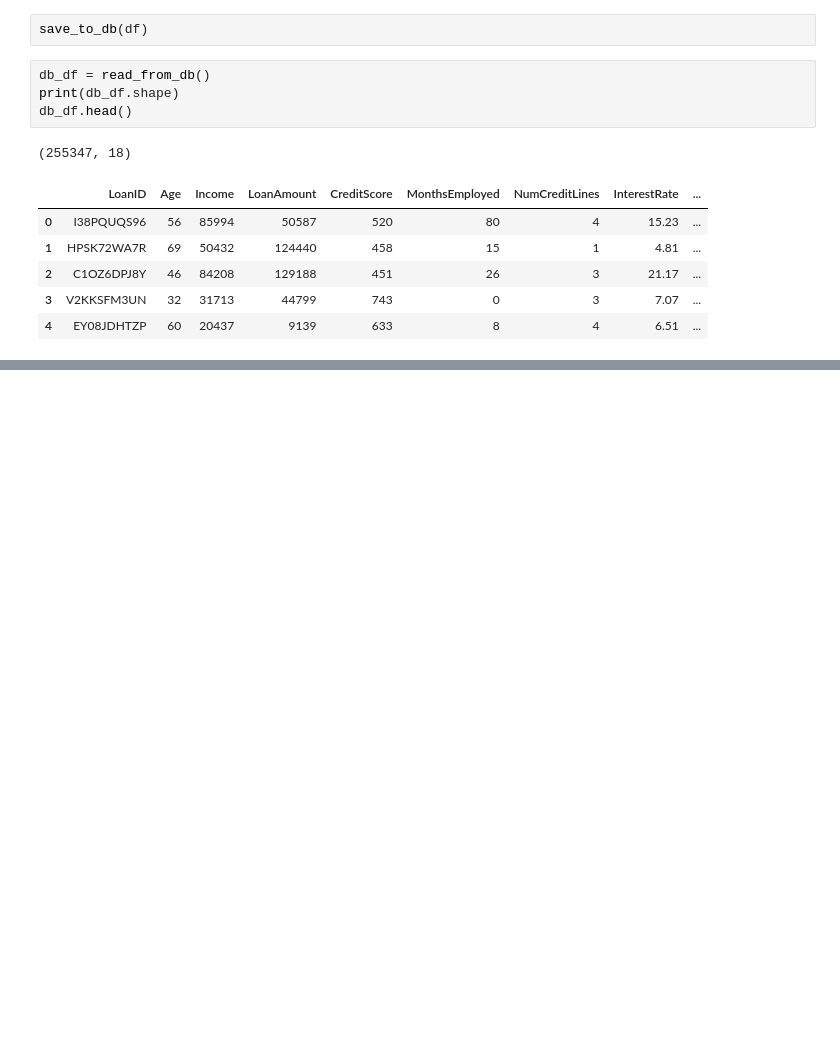
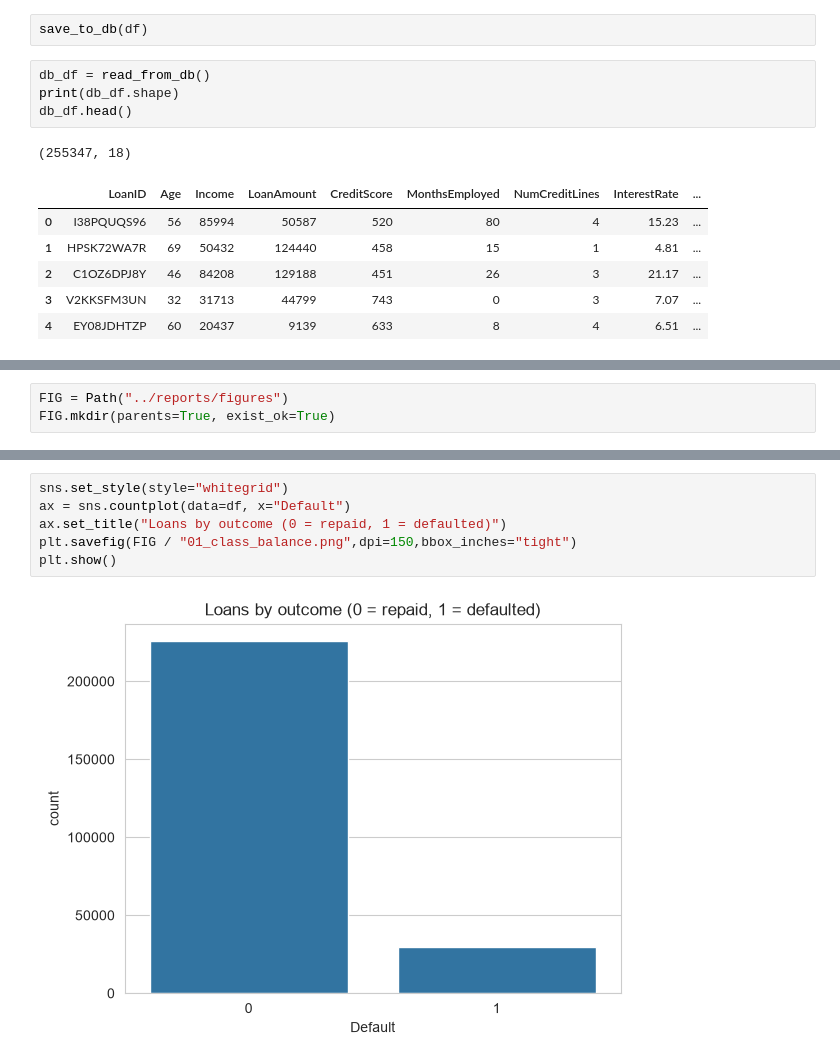
Before and after one commit to SrinuGonthini/loan-default-prediction-api, a Jupyter notebook: notebooks/01_eda.ipynb, the cells around one changed output, grey strips where cells are left out. Saved outputs shown, nothing was run; the diff lists cells and outputs as text; blank space fills up the shorter version.

Commit message:
Add EDA charts and key insights

```diff
--- a/notebooks/01_eda.ipynb
+++ b/notebooks/01_eda.ipynb
@@ -284,0 +289,3 @@ read_from_db('SELECT "Default","Education", COUNT(*) FROM loans GROUP BY "Defaul
+# %%
+FIG = Path("../reports/figures")
+FIG.mkdir(parents=True, exist_ok=True)
@@ -284,0 +297,8 @@ read_from_db('SELECT "Default","Education", COUNT(*) FROM loans GROUP BY "Defaul
+# %%
+sns.set_style(style="whitegrid")
+ax = sns.countplot(data=df, x="Default")
+ax.set_title("Loans by outcome (0 = repaid, 1 = defaulted)")
+plt.savefig(FIG / "01_class_balance.png",dpi=150,bbox_inches="tight")
+plt.show()
+# %% [output]
+[figure, added]
```
Also changed, not shown: parts of 12 cells of this notebook, 7 other files.
